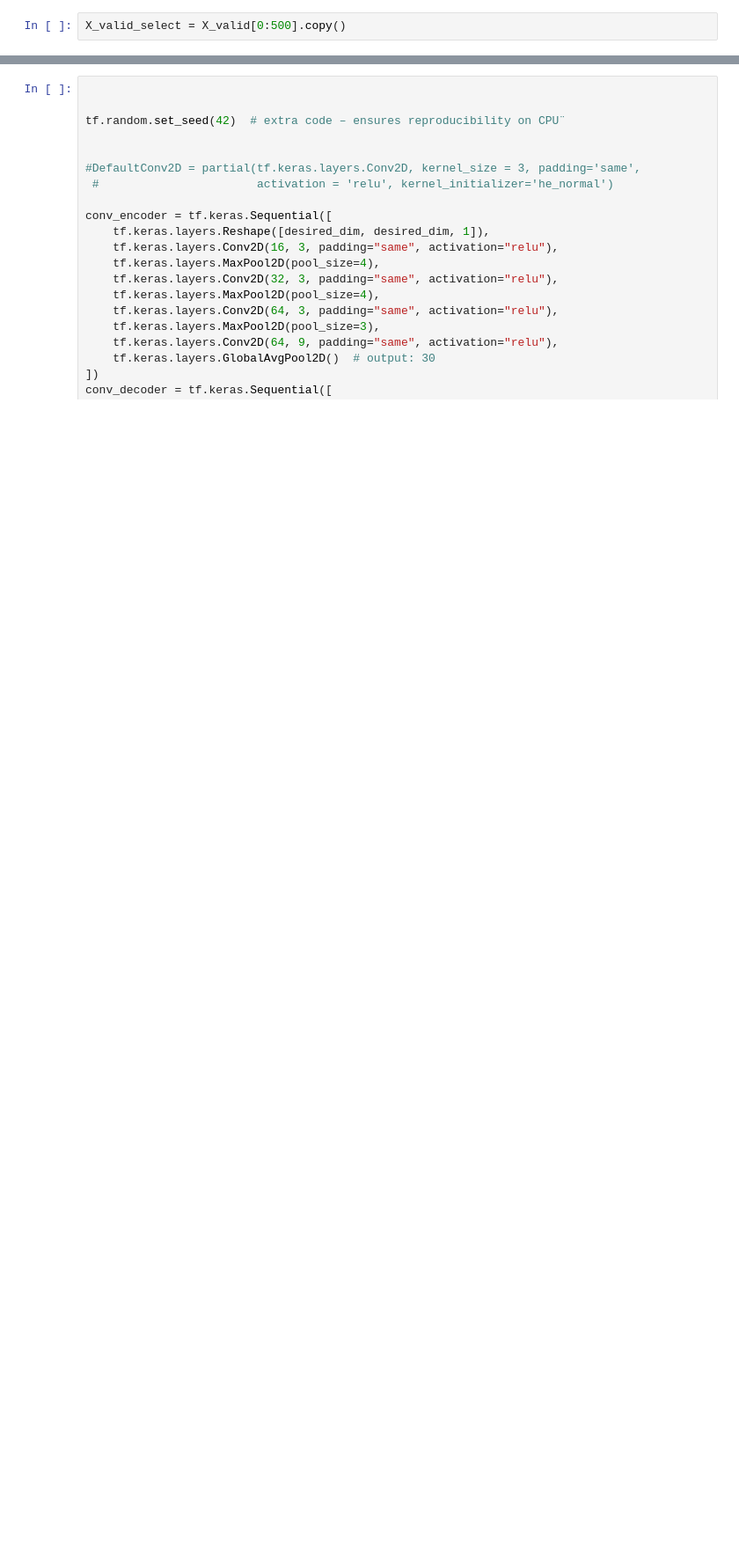
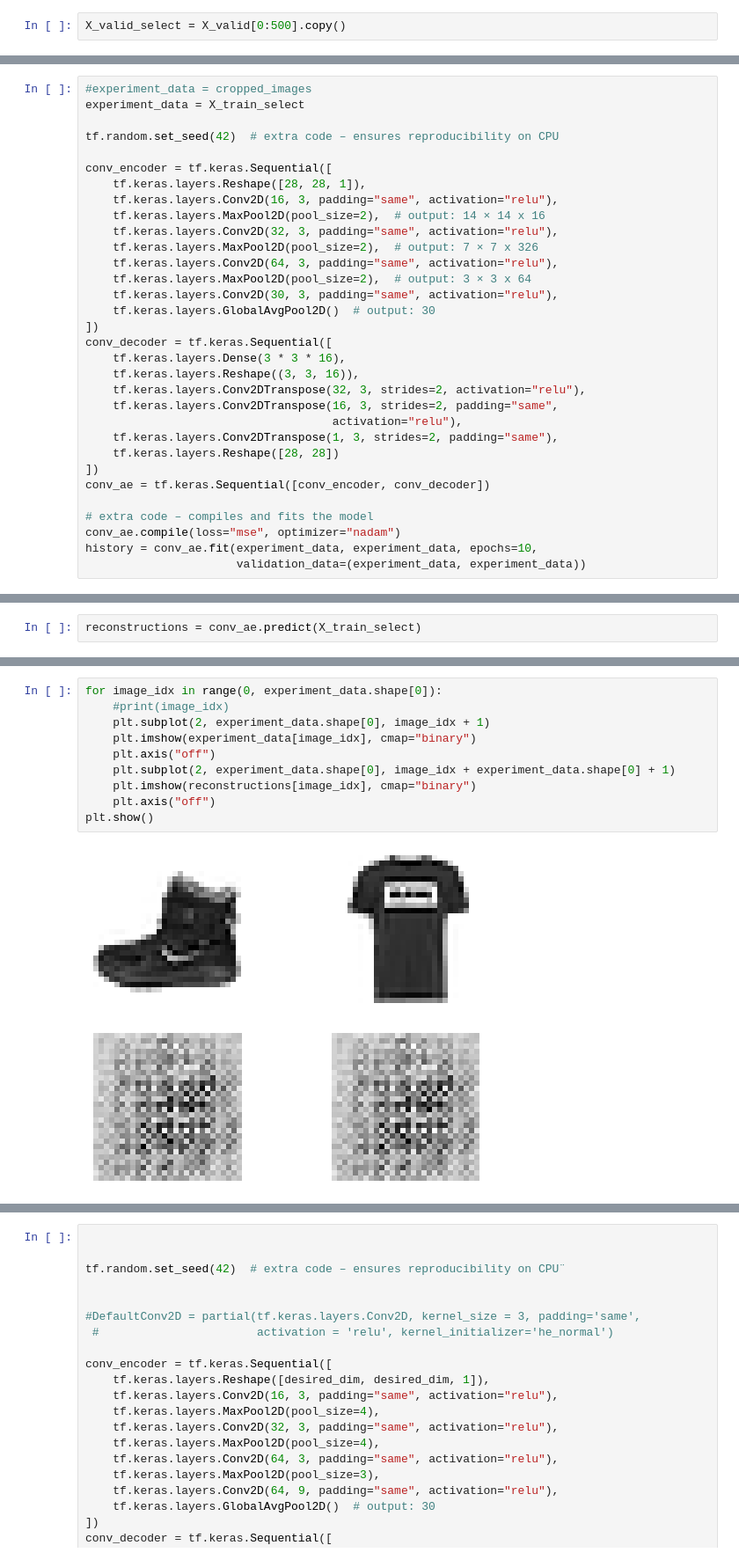
Before and after one commit to HieronymusEsteban/dias_digit_project, a Jupyter notebook: experimenting_autoencoders.ipynb, the cells around one changed output, grey strips where cells are left out. Shown at 88% size. Drawn from its saved outputs; the diff is of its cells as text; blank space fills up the shorter version.

```diff
--- a/experimenting_autoencoders.ipynb
+++ b/experimenting_autoencoders.ipynb
@@ -386,0 +589,32 @@ plt.imshow(X_train_select[8])
+# %%
+#experiment_data = cropped_images
+experiment_data = X_train_select
+
+tf.random.set_seed(42)  # extra code – ensures reproducibility on CPU
+
+conv_encoder = tf.keras.Sequential([
+    tf.keras.layers.Reshape([28, 28, 1]),
+    tf.keras.layers.Conv2D(16, 3, padding="same", activation="relu"),
+    tf.keras.layers.MaxPool2D(pool_size=2),  # output: 14 × 14 x 16
+    tf.keras.layers.Conv2D(32, 3, padding="same", activation="relu"),
+    tf.keras.layers.MaxPool2D(pool_size=2),  # output: 7 × 7 x 326
+    tf.keras.layers.Conv2D(64, 3, padding="same", activation="relu"),
+    tf.keras.layers.MaxPool2D(pool_size=2),  # output: 3 × 3 x 64
+    tf.keras.layers.Conv2D(30, 3, padding="same", activation="relu"),
+    tf.keras.layers.GlobalAvgPool2D()  # output: 30
+])
+conv_decoder = tf.keras.Sequential([
+    tf.keras.layers.Dense(3 * 3 * 16),
+    tf.keras.layers.Reshape((3, 3, 16)),
+    tf.keras.layers.Conv2DTranspose(32, 3, strides=2, activation="relu"),
+    tf.keras.layers.Conv2DTranspose(16, 3, strides=2, padding="same",
+                                    activation="relu"),
+    tf.keras.layers.Conv2DTranspose(1, 3, strides=2, padding="same"),
+    tf.keras.layers.Reshape([28, 28])
+])
+conv_ae = tf.keras.Sequential([conv_encoder, conv_decoder])
+
+# extra code – compiles and fits the model
+conv_ae.compile(loss="mse", optimizer="nadam")
+history = conv_ae.fit(experiment_data, experiment_data, epochs=10,
+                      validation_data=(experiment_data, experiment_data))
@@ -386,0 +642,2 @@ plt.imshow(X_train_select[8])
+# %%
+reconstructions = conv_ae.predict(X_train_select)
@@ -386,0 +646,12 @@ plt.imshow(X_train_select[8])
+# %%
+for image_idx in range(0, experiment_data.shape[0]):
+    #print(image_idx)
+    plt.subplot(2, experiment_data.shape[0], image_idx + 1)
+    plt.imshow(experiment_data[image_idx], cmap="binary")
+    plt.axis("off")
+    plt.subplot(2, experiment_data.shape[0], image_idx + experiment_data.shape[0] + 1)
+    plt.imshow(reconstructions[image_idx], cmap="binary")
+    plt.axis("off")
+plt.show()
+# %% [output]
+[figure, added]
```
Also changed, not shown: parts of 60 cells of this notebook, 9 other files.
